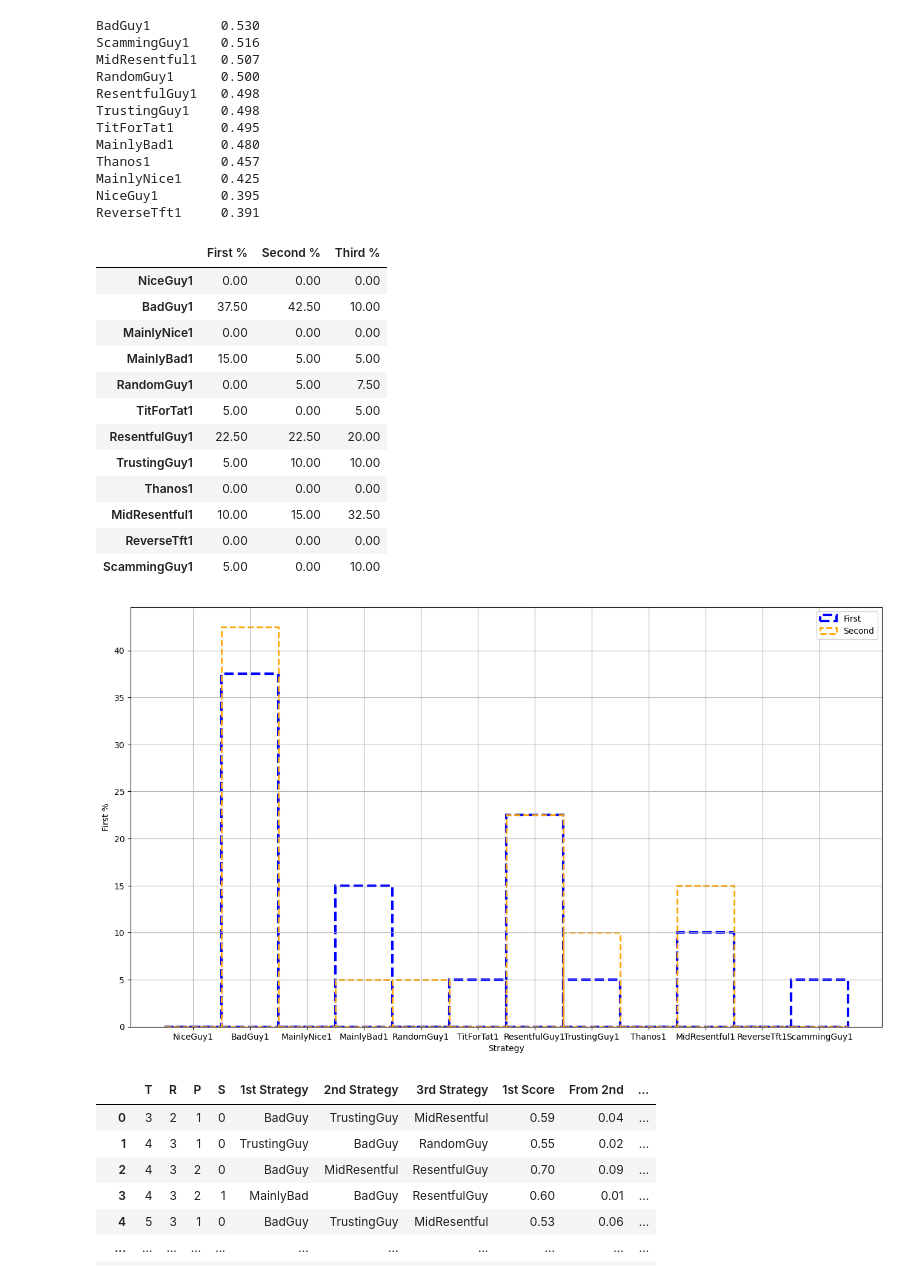
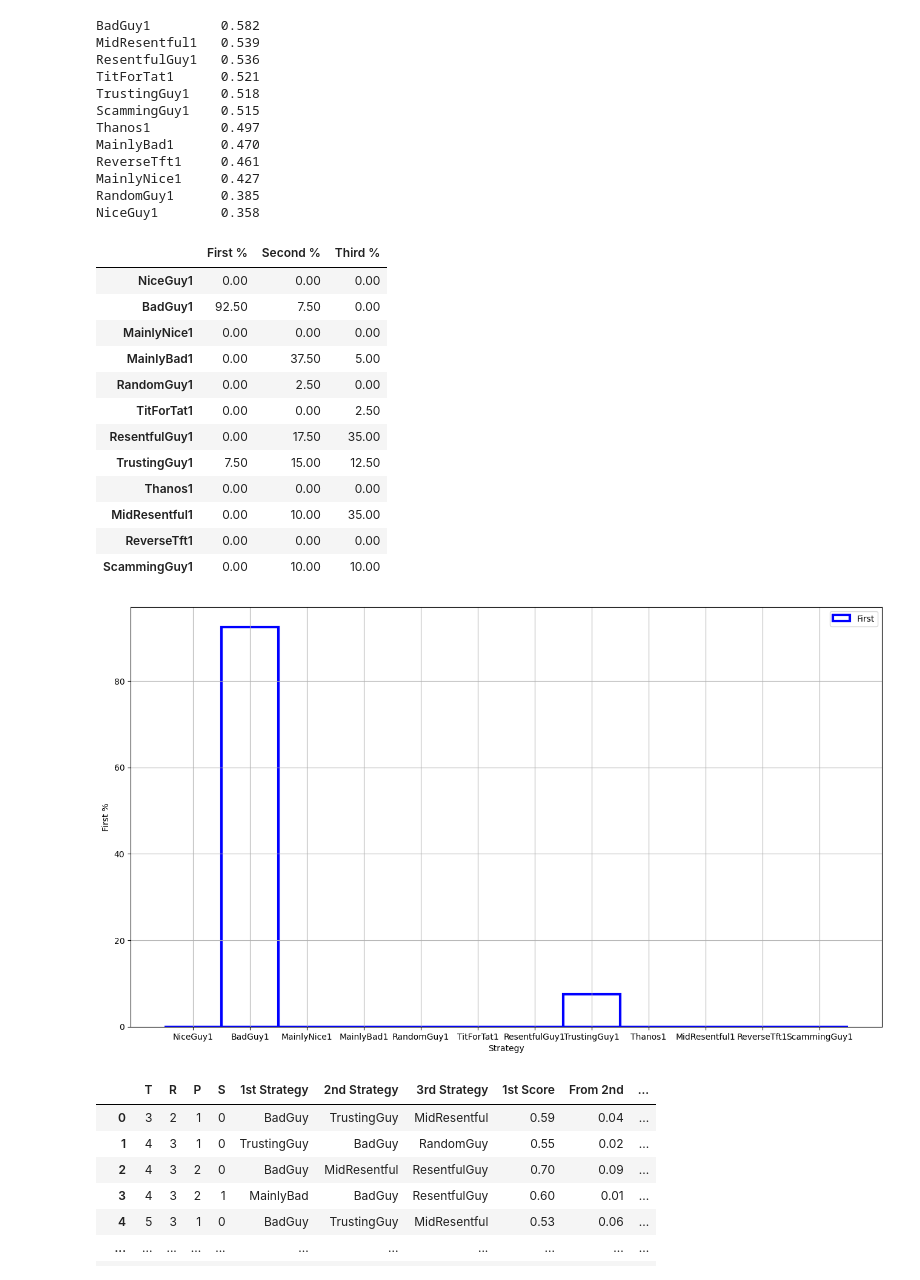
Before and after one commit to LeoPi314/LCP_projects_Y7_Group_4, a Jupyter notebook: Tourney.ipynb, the cells around one changed output. Cells and saved outputs as stored; diff of their text form; code cells hidden in the pictures.

```diff
--- a/Tourney.ipynb
+++ b/Tourney.ipynb
@@ -569,7 +612,7 @@ result_df
 result_df.to_pickle(f"MaxT-{MAX_VALUE}.pkl")
 #pd.read_pickle
 # %%
-prova=get_new_Payoff([4,3,1,0])
+prova=get_new_Payoff([10,9,8,7])
 verifica = tourney(test_part,N_rounds = N_ROUNDS, M = prova)
 verifica.sort(reverse=True, key=lambda x: x[1])
 for item in verifica: print(f"{item[0]:<15} {item[1]:.3f}")
@@ -601,47 +644,47 @@ out_iter =pd.concat([pd.DataFrame(classifica_first.values(),index=classifica_fir
 pd.options.display.float_format = '{:.2f}'.format
 out_iter
 # %% [output]
-BadGuy1         0.530
-ScammingGuy1    0.516
-MidResentful1   0.507
-RandomGuy1      0.500
-ResentfulGuy1   0.498
-TrustingGuy1    0.498
-TitForTat1      0.495
-MainlyBad1      0.480
-Thanos1         0.457
-MainlyNice1     0.425
-NiceGuy1        0.395
-ReverseTft1     0.391
+BadGuy1         0.582
+MidResentful1   0.539
+ResentfulGuy1   0.536
+TitForTat1      0.521
+TrustingGuy1    0.518
+ScammingGuy1    0.515
+Thanos1         0.497
+MainlyBad1      0.470
+ReverseTft1     0.461
+MainlyNice1     0.427
+RandomGuy1      0.385
+NiceGuy1        0.358
 |  | First % | Second % | Third % |
 | NiceGuy1 | 0.00 | 0.00 | 0.00 |
-| BadGuy1 | 37.50 | 42.50 | 10.00 |
+| BadGuy1 | 92.50 | 7.50 | 0.00 |
 | MainlyNice1 | 0.00 | 0.00 | 0.00 |
-| MainlyBad1 | 15.00 | 5.00 | 5.00 |
-| RandomGuy1 | 0.00 | 5.00 | 7.50 |
-| TitForTat1 | 5.00 | 0.00 | 5.00 |
-| ResentfulGuy1 | 22.50 | 22.50 | 20.00 |
-| TrustingGuy1 | 5.00 | 10.00 | 10.00 |
+| MainlyBad1 | 0.00 | 37.50 | 5.00 |
+| RandomGuy1 | 0.00 | 2.50 | 0.00 |
+| TitForTat1 | 0.00 | 0.00 | 2.50 |
+| ResentfulGuy1 | 0.00 | 17.50 | 35.00 |
+| TrustingGuy1 | 7.50 | 15.00 | 12.50 |
 | Thanos1 | 0.00 | 0.00 | 0.00 |
-| MidResentful1 | 10.00 | 15.00 | 32.50 |
+| MidResentful1 | 0.00 | 10.00 | 35.00 |
 | ReverseTft1 | 0.00 | 0.00 | 0.00 |
-| ScammingGuy1 | 5.00 | 0.00 | 10.00 |
+| ScammingGuy1 | 0.00 | 10.00 | 10.00 |
 # %%
 fig, ax = plt.subplots(figsize=(16,9))
 centers = np.arange(0,len(classifica_first))
 labels = list(classifica_first.keys())
 freq = list(classifica_first.values())
 #ax.scatter(centers,freq)
 ax.set_xticks(ticks=centers, labels=labels)
 ax.grid()
 ax.set_xlabel("Strategy")
 ax.set_ylabel("First %")
-plt.bar(classifica_first.keys(),classifica_first.values(),1,edgecolor="blue",label="First",fill=False,ls="--",lw=3)
-plt.bar(classifica_second.keys(),classifica_second.values(),1,edgecolor="orange",label="Second",fill=False,ls="--",lw=2)
+plt.bar(classifica_first.keys(),classifica_first.values(),1,edgecolor="blue",label="First",fill=False,ls="-",lw=3)
+#plt.bar(classifica_second.keys(),classifica_second.values(),1,edgecolor="orange",label="Second",fill=False,ls="-",lw=2)
 ax.legend()
 plt.show()
 # %% [output]
-[figure, old version]
+[figure, new version]
 # %%
 w30 = pd.read_pickle("MaxT-30.pkl")
 w30
```
Also changed, not shown: parts of 8 cells of this notebook, 1 other file.
